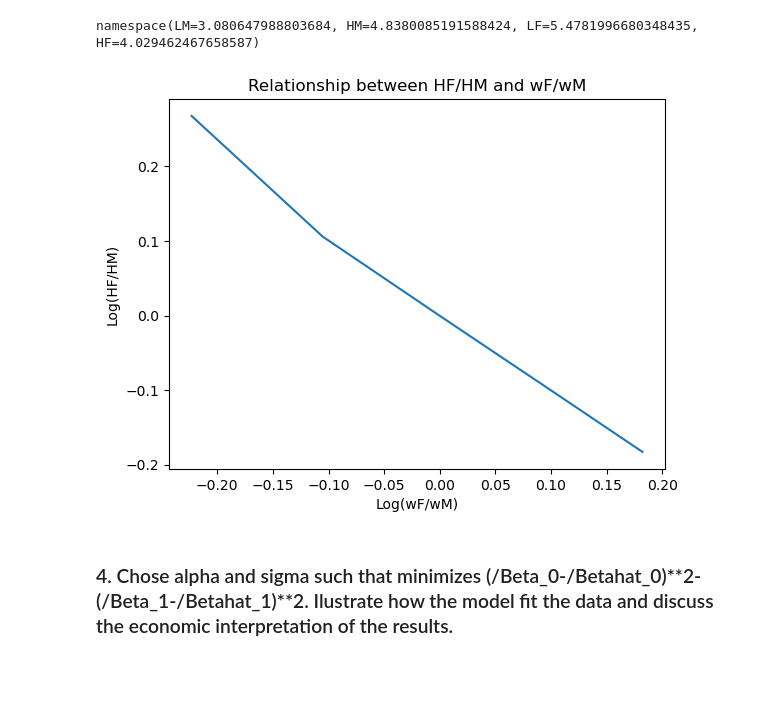
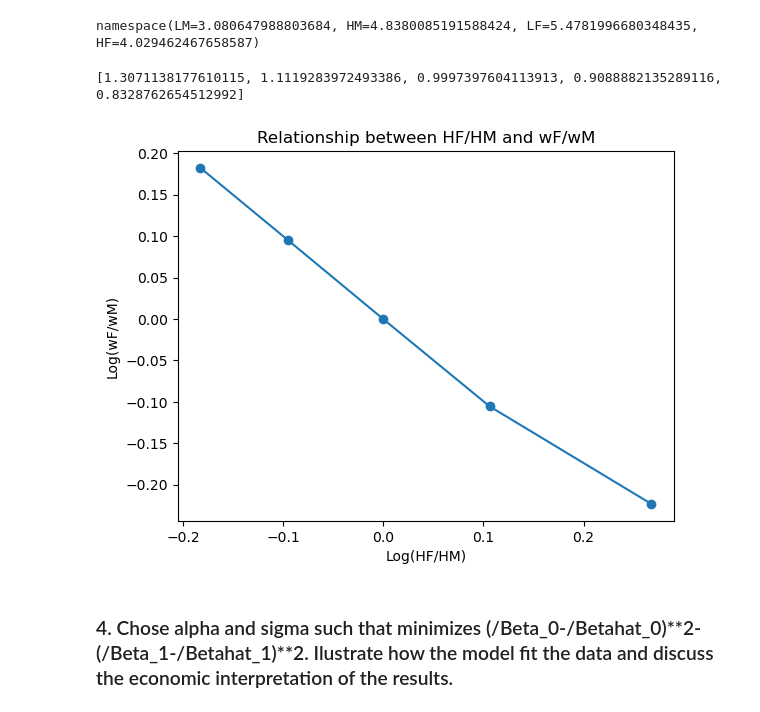
Before and after one commit to biguntitled/Intro_Num, a Jupyter notebook: Laura.ipynb, the cells around one changed output. Saved outputs shown, nothing was run; the diff lists cells and outputs as text; code cells hidden in the pictures; blank space fills up the shorter version.

```diff
--- a/Laura.ipynb
+++ b/Laura.ipynb
@@ -164,3 +164,6 @@ a.par.alpha = 0.5
 a.par.sigma = 1
 
 x = np.array([HFHM_1, HFHM_2, HFHM_3, HFHM_4, HFHM_5, HFHM_6, HFHM_7, HFHM_8, HFHM_9])
+# %%
+a = HC()
+a.sol
@@ -207,32 +229,36 @@ namespace(LM=3.080647988803684, HM=4.8380085191588424, LF=5.4781996680348435, HF
 # %%
 #np.linspace(0.8, 0.9, 1.0, 1.1, 1.2)
 a.par.wF = a.par.wF_vec
 
 # Values of wF
 wF_values = np.linspace(0.8, 1.2, 5)
 
 # Function to calculate HF/HM for a certain value of wF
 def calc_HF_HM(wF):
     a.par.wF = wF
 
     # Solve model
     opt = a.solve_continuous()
+    #print(opt.HF / opt.HM)
 
     # Return HF/HM
     return opt.HF / opt.HM
 
+
 # Calculate result for diferent values of wF
 HF_HM_values = [calc_HF_HM(wF) for wF in wF_values]
+print(HF_HM_values)
 
 # Plot results
 fig, ax = plt.subplots()
-ax.plot(np.log(wF_values/ a.par.wM), np.log(HF_HM_values))
-ax.set_xlabel('Log(wF/wM)')
-ax.set_ylabel('Log(HF/HM)')
+ax.plot(np.log(HF_HM_values), np.log(wF_values/ a.par.wM), 'o-')
+ax.set_ylabel('Log(wF/wM)')
+ax.set_xlabel('Log(HF/HM)')
 ax.set_title('Relationship between HF/HM and wF/wM')
 plt.show()
 # %% [output]
+[1.3071138177610115, 1.1119283972493386, 0.9997397604113913, 0.9088882135289116, 0.8328762654512992]
-[figure, old version]
+[figure, new version]
 # %% [markdown]
 ### 4. Chose alpha and sigma such that minimizes (/Beta_0-/Betahat_0)**2-(/Beta_1-/Betahat_1)**2. Ilustrate how the model fit the data and discuss the economic interpretation of the results.
 # %%
```
Also changed, not shown: parts of 4 cells of this notebook, 1 other file.
